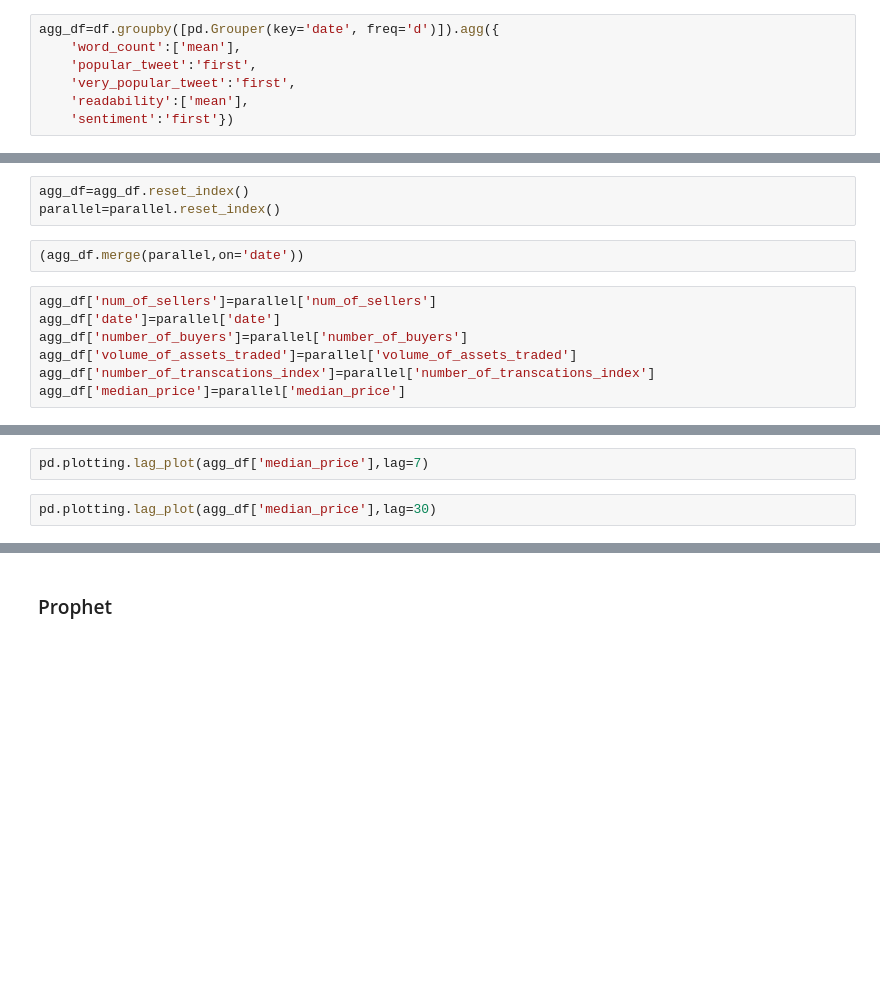
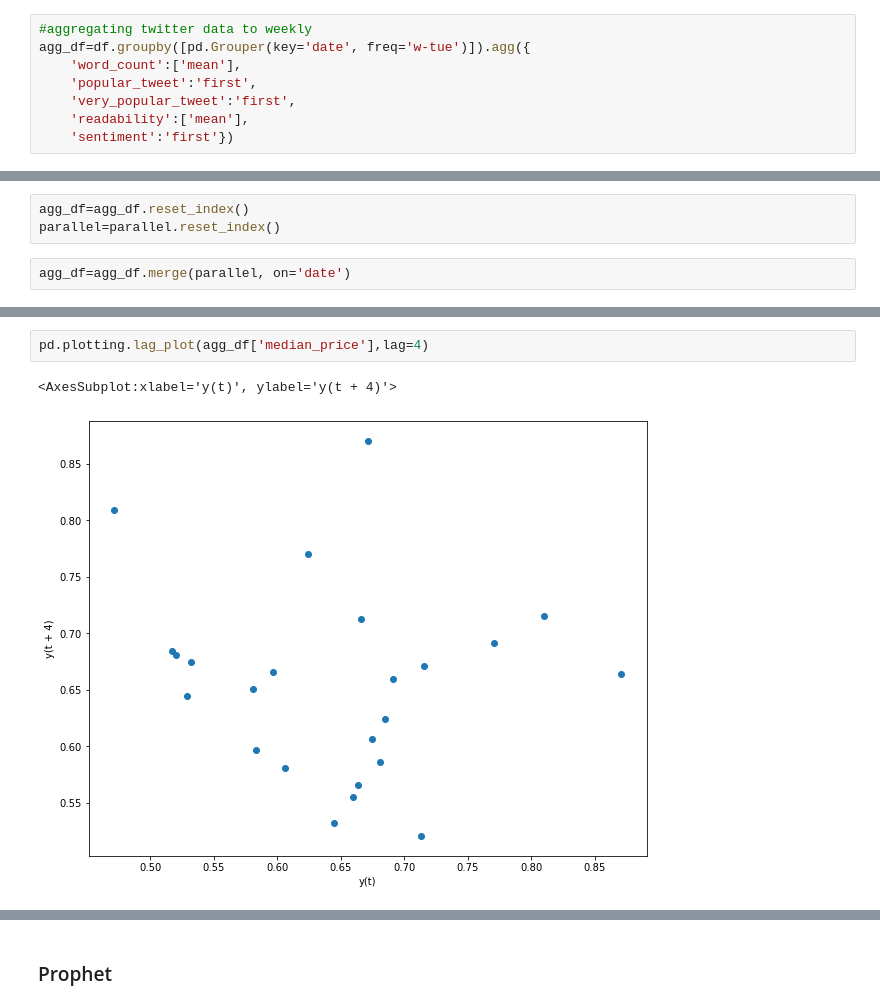
Before and after one commit to JoAmps/Forecasting-average-weekly-prices-of-the-Parallel-Alpha-nft, a Jupyter notebook: forecasting floor prices of parallel alpha.ipynb, the cells around one changed output, grey strips where cells are left out. Drawn from its saved outputs; the diff is of its cells as text; blank space fills up the shorter version.

```diff
--- a/forecasting floor prices of parallel alpha.ipynb
+++ b/forecasting floor prices of parallel alpha.ipynb
@@ -482,7 +462,8 @@ df.head(1)
 |  | index | date | tweet_id | tweet | username | retweets | likes | id | tweet_cleaned | clusters | ... |
 | 200 | 240 | 2022-04-12 | 1514016287831334916 | Royal Society of Players: 0.12 Ξ\... | nftflooralerts | 0 | 1 | 240 | royal society player rumble kong ... | 2 | ... |
 # %%
-agg_df=df.groupby([pd.Grouper(key='date', freq='d')]).agg({
+#aggregating twitter data to weekly
+agg_df=df.groupby([pd.Grouper(key='date', freq='w-tue')]).agg({
     'word_count':['mean'],
     'popular_tweet':'first',
     'very_popular_tweet':'first',
@@ -618,13 +596,6 @@ parallel['date'].min(),parallel['date'].max()
 agg_df=agg_df.reset_index()
 parallel=parallel.reset_index()
 # %%
-(agg_df.merge(parallel,on='date'))
+agg_df=agg_df.merge(parallel, on='date')
-# %%
-agg_df['num_of_sellers']=parallel['num_of_sellers']
-agg_df['date']=parallel['date']
-agg_df['number_of_buyers']=parallel['number_of_buyers']
-agg_df['volume_of_assets_traded']=parallel['volume_of_assets_traded']
-agg_df['number_of_transcations_index']=parallel['number_of_transcations_index']
-agg_df['median_price']=parallel['median_price']
 # %%
 agg_df.tail()
@@ -642,7 +664,8 @@ pd.plotting.lag_plot(agg_df['median_price'],lag=1)
 # %%
-pd.plotting.lag_plot(agg_df['median_price'],lag=7)
+pd.plotting.lag_plot(agg_df['median_price'],lag=4)
+# %% [output]
+<AxesSubplot:xlabel='y(t)', ylabel='y(t + 4)'>
+[figure, added]
-# %%
-pd.plotting.lag_plot(agg_df['median_price'],lag=30)
 # %%
 g = sns.heatmap(corr_matrix,  vmax=.6, center=0,
             square=True, linewidths=.5, cbar_kws={"shrink": .5}, annot=True, fmt='.2f', cmap='coolwarm')
```
Also changed, not shown: parts of 120 cells of this notebook, 2 other files.
